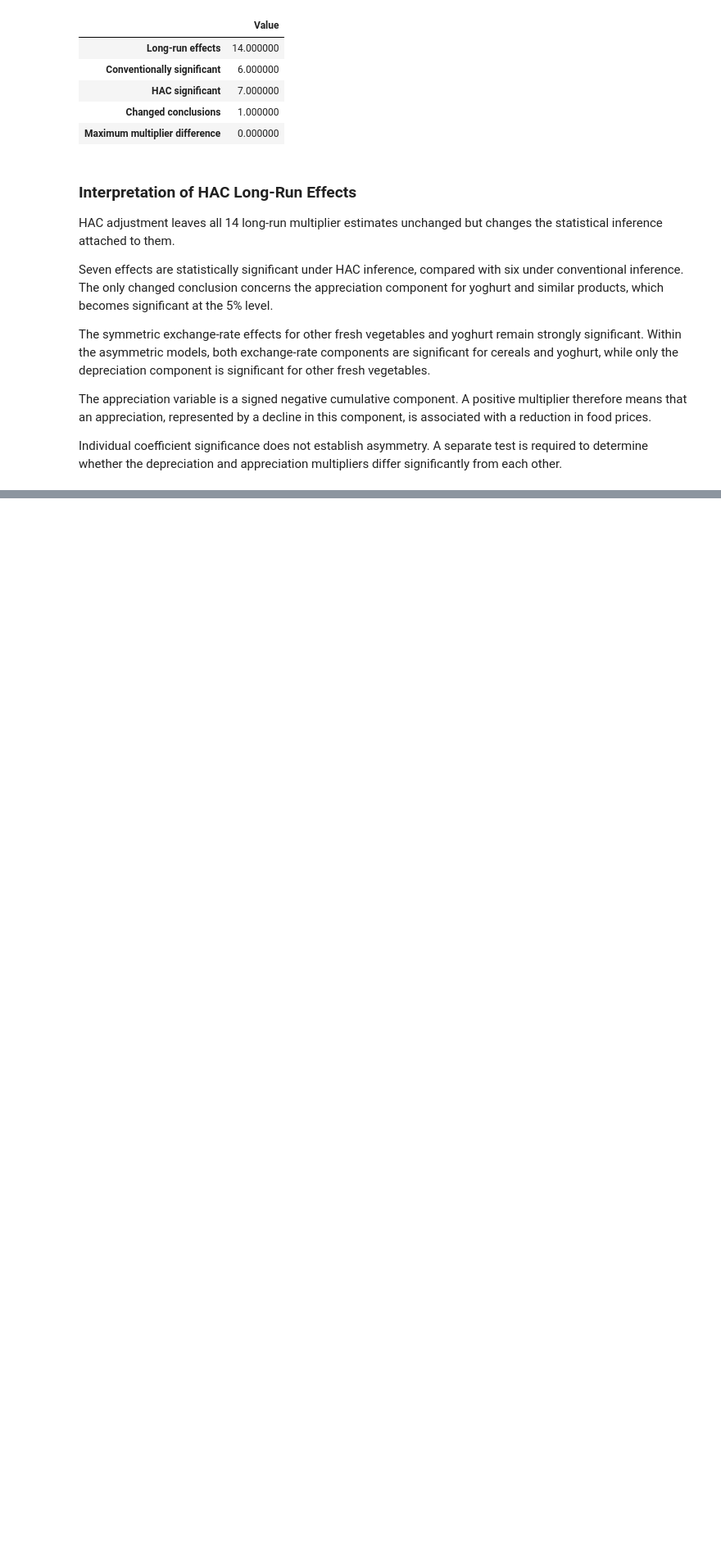
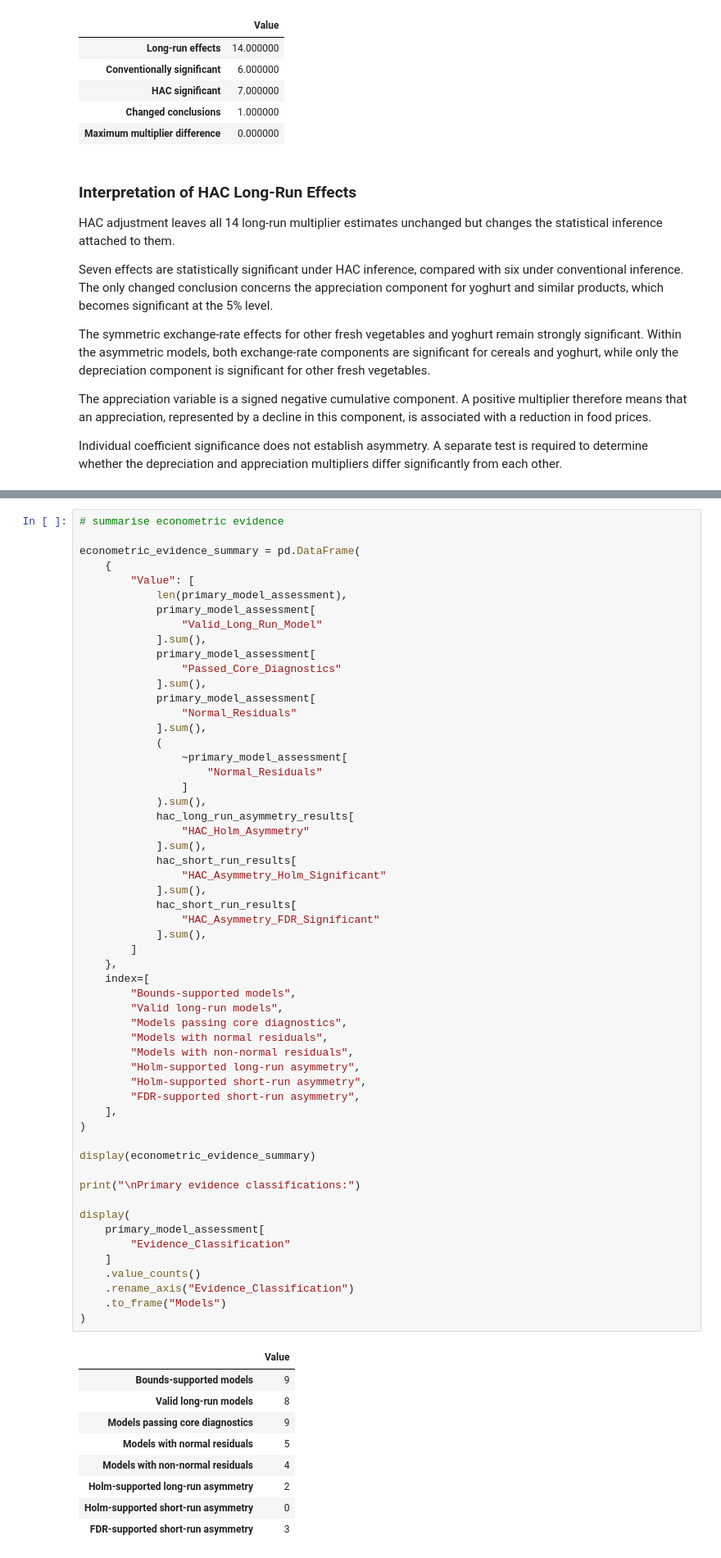
Before and after one commit to MasindiManaga/ERPT_ML_Research, a Jupyter notebook: notebooks/07_Econometric_Results_and_Diagnostics.ipynb, the cells around one changed output, grey strips where cells are left out. Shown at 82% size. Saved outputs shown, nothing was run; the diff lists cells and outputs as text; blank space fills up the shorter version.

```diff
--- a/notebooks/07_Econometric_Results_and_Diagnostics.ipynb
+++ b/notebooks/07_Econometric_Results_and_Diagnostics.ipynb
@@ -2197,0 +3151,66 @@ Individual coefficient significance does not establish asymmetry. A separate tes
+# %%
+# summarise econometric evidence
+
+econometric_evidence_summary = pd.DataFrame(
+    {
+        "Value": [
+            len(primary_model_assessment),
+            primary_model_assessment[
+                "Valid_Long_Run_Model"
+            ].sum(),
+            primary_model_assessment[
+                "Passed_Core_Diagnostics"
+            ].sum(),
+            primary_model_assessment[
+                "Normal_Residuals"
+            ].sum(),
+            (
+                ~primary_model_assessment[
+                    "Normal_Residuals"
+                ]
+            ).sum(),
+            hac_long_run_asymmetry_results[
+                "HAC_Holm_Asymmetry"
+            ].sum(),
+            hac_short_run_results[
+                "HAC_Asymmetry_Holm_Significant"
+            ].sum(),
+            hac_short_run_results[
+                "HAC_Asymmetry_FDR_Significant"
+            ].sum(),
+        ]
+    },
+    index=[
+        "Bounds-supported models",
+        "Valid long-run models",
+        "Models passing core diagnostics",
+        "Models with normal residuals",
+        "Models with non-normal residuals",
+        "Holm-supported long-run asymmetry",
+        "Holm-supported short-run asymmetry",
+        "FDR-supported short-run asymmetry",
+    ],
+)
+
+display(econometric_evidence_summary)
+
+print("\nPrimary evidence classifications:")
+
+display(
+    primary_model_assessment[
+        "Evidence_Classification"
+    ]
+    .value_counts()
+    .rename_axis("Evidence_Classification")
+    .to_frame("Models")
+)
+# %% [output]
+|  | Value |
+| Bounds-supported models | 9 |
+| Valid long-run models | 8 |
+| Models passing core diagnostics | 9 |
+| Models with normal residuals | 5 |
+| Models with non-normal residuals | 4 |
+| Holm-supported long-run asymmetry | 2 |
+| Holm-supported short-run asymmetry | 0 |
+| FDR-supported short-run asymmetry | 3 |
```
Also changed, not shown: parts of 13 cells of this notebook.
